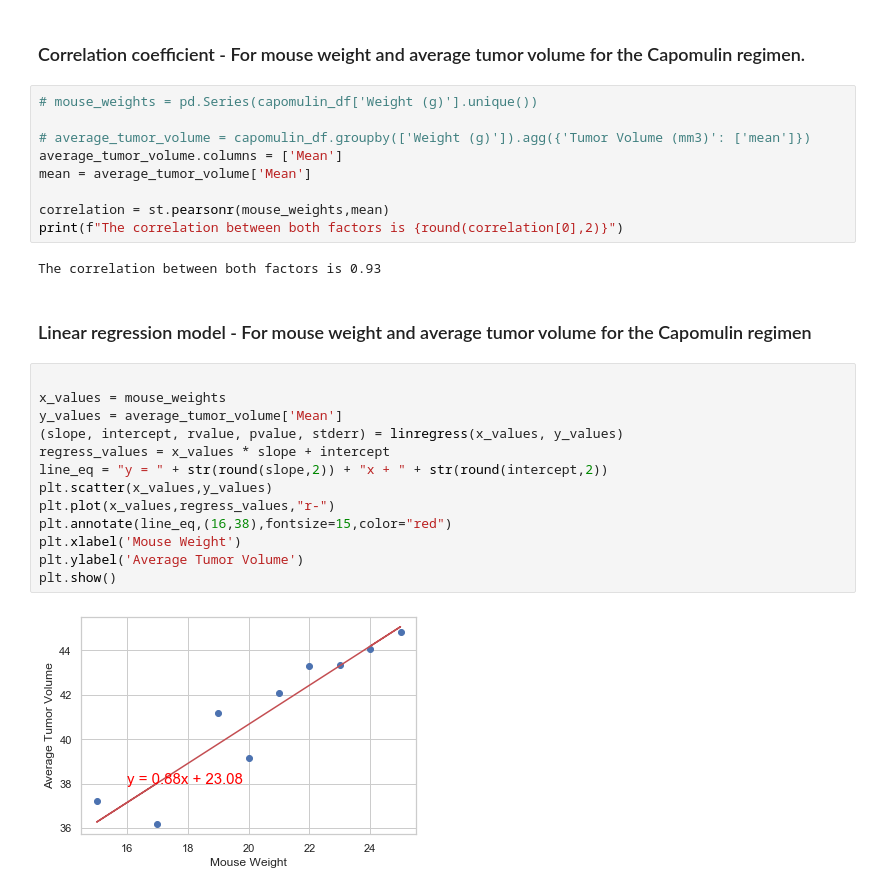
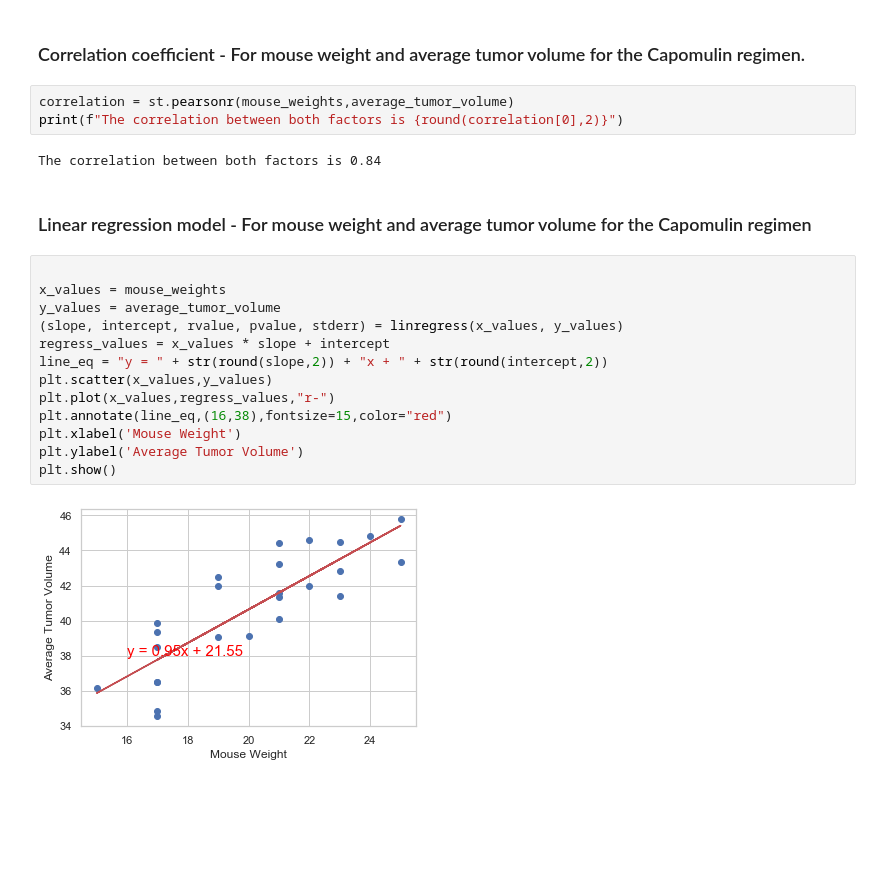
Before and after one commit to prerak-patel/matplotlib-challange, a Jupyter notebook: pymaceuticals_starter.ipynb, the cells around one changed output. Saved outputs shown, nothing was run; the diff lists cells and outputs as text; blank space fills up the shorter version.

```diff
--- a/pymaceuticals_starter.ipynb
+++ b/pymaceuticals_starter.ipynb
@@ -318,30 +291,24 @@ plt.show()
 # %% [markdown]
 ### Correlation coefficient - For mouse weight and average tumor volume for the Capomulin regimen.
 # %%
-# mouse_weights = pd.Series(capomulin_df['Weight (g)'].unique())
-
-# average_tumor_volume = capomulin_df.groupby(['Weight (g)']).agg({'Tumor Volume (mm3)': ['mean']})
-average_tumor_volume.columns = ['Mean']
-mean = average_tumor_volume['Mean']
-
-correlation = st.pearsonr(mouse_weights,mean)
+correlation = st.pearsonr(mouse_weights,average_tumor_volume)
 print(f"The correlation between both factors is {round(correlation[0],2)}")
 # %% [output]
-The correlation between both factors is 0.93
+The correlation between both factors is 0.84
 # %% [markdown]
 ### Linear regression model - For mouse weight and average tumor volume for the Capomulin regimen
 # %%
 
 x_values = mouse_weights
-y_values = average_tumor_volume['Mean']
+y_values = average_tumor_volume
 (slope, intercept, rvalue, pvalue, stderr) = linregress(x_values, y_values)
 regress_values = x_values * slope + intercept
 line_eq = "y = " + str(round(slope,2)) + "x + " + str(round(intercept,2))
 plt.scatter(x_values,y_values)
 plt.plot(x_values,regress_values,"r-")
 plt.annotate(line_eq,(16,38),fontsize=15,color="red")
 plt.xlabel('Mouse Weight')
 plt.ylabel('Average Tumor Volume')
 plt.show()
 # %% [output]
-[figure, old version]
+[figure, new version]
```
Also changed, not shown: parts of 4 cells of this notebook.
